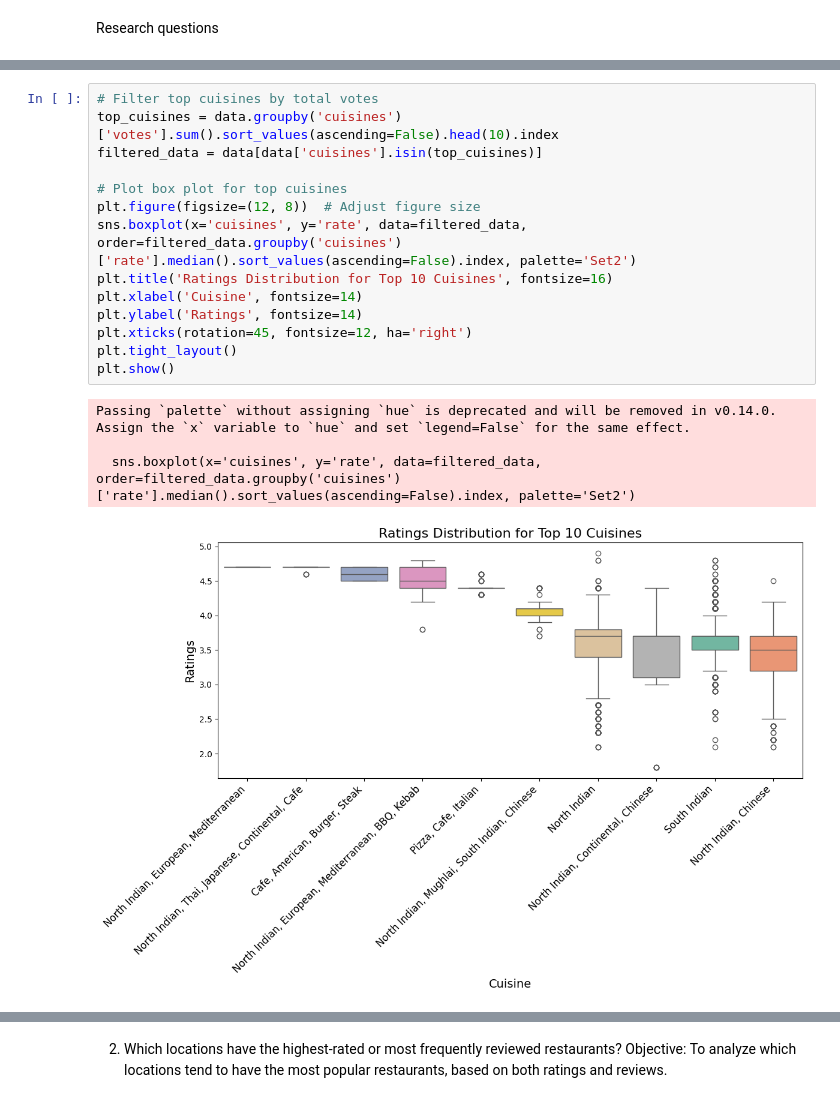
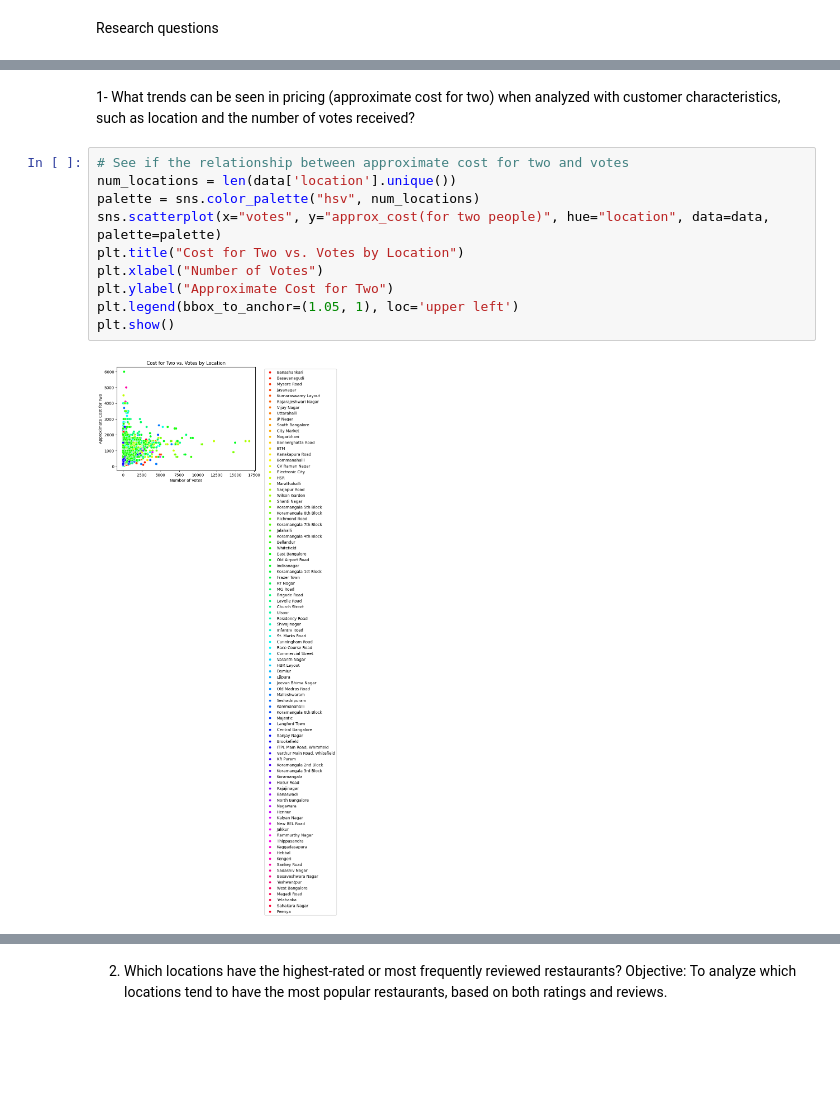
Before and after one commit to nourelsafty1/datavisualization, a Jupyter notebook: Data_engineering_&_visualization_milestone_1.ipynb, the cells around one changed output, grey strips where cells are left out. Saved outputs shown, nothing was run; the diff lists cells and outputs as text; blank space fills up the shorter version.

```diff
--- a/Data_engineering_&_visualization_milestone_1.ipynb
+++ b/Data_engineering_&_visualization_milestone_1.ipynb
@@ -369,19 +348,14 @@ cuisine_votes.head(10).plot(kind='bar')
-# %%
-# Filter top cuisines by total votes
-top_cuisines = data.groupby('cuisines')['votes'].sum().sort_values(ascending=False).head(10).index
-filtered_data = data[data['cuisines'].isin(top_cuisines)]
-
-# Plot box plot for top cuisines
-plt.figure(figsize=(12, 8))  # Adjust figure size
-sns.boxplot(x='cuisines', y='rate', data=filtered_data, order=filtered_data.groupby('cuisines')['rate'].median().sort_values(ascending=False).index, palette='Set2')
-plt.title('Ratings Distribution for Top 10 Cuisines', fontsize=16)
-plt.xlabel('Cuisine', fontsize=14)
-plt.ylabel('Ratings', fontsize=14)
-plt.xticks(rotation=45, fontsize=12, ha='right')
-plt.tight_layout()
-plt.show()
-# %% [output]
-Passing `palette` without assigning `hue` is deprecated and will be removed in v0.14.0. Assign the `x` variable to `hue` and set `legend=False` for the same effect.
-
-  sns.boxplot(x='cuisines', y='rate', data=filtered_data, order=filtered_data.groupby('cuisines')['rate'].median().sort_values(ascending=False).index, palette='Set2')
-[figure, removed]
+# %% [markdown]
+1- What trends can be seen in pricing (approximate cost for two) when analyzed with customer characteristics, such as location and the number of votes received?
+# %%
+# See if the relationship between approximate cost for two and votes
+num_locations = len(data['location'].unique())
+palette = sns.color_palette("hsv", num_locations)
+sns.scatterplot(x="votes", y="approx_cost(for two people)", hue="location", data=data, palette=palette)
+plt.title("Cost for Two vs. Votes by Location")
+plt.xlabel("Number of Votes")
+plt.ylabel("Approximate Cost for Two")
+plt.legend(bbox_to_anchor=(1.05, 1), loc='upper left')
+plt.show()
+# %% [output]
+[figure, added]
```
Also changed, not shown: parts of 6 cells of this notebook.
